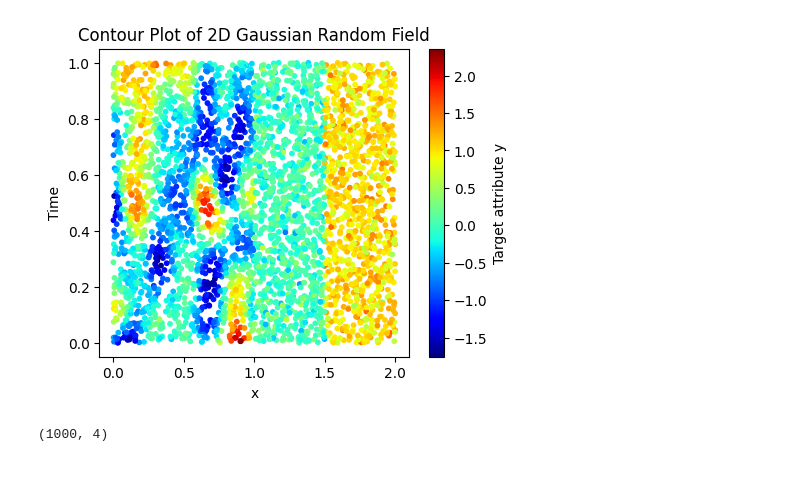
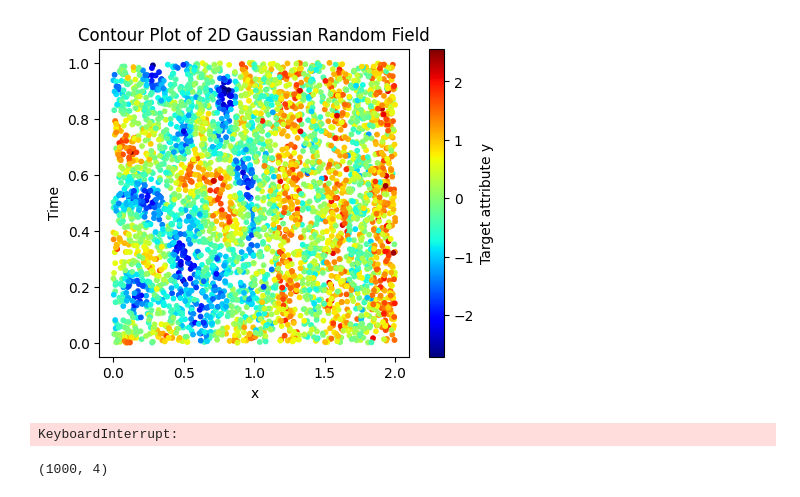
Before and after one commit to hossein-haeri/msmsa, a Jupyter notebook: dth_run.ipynb, the cells around one changed output. Saved outputs shown, nothing was run; the diff lists cells and outputs as text; code cells hidden in the pictures.

```diff
--- a/dth_run.ipynb
+++ b/dth_run.ipynb
@@ -37,7 +37,7 @@ def generate_2d_gaussian_random_field(num_points, scale):
     # Generate the random field
     mean = np.zeros(num_points)
     y = np.random.multivariate_normal(mean, covariance_func)
-    y = y + np.random.normal(0, .1, num_points)
+    y = y + np.random.normal(0, .3, num_points)
     return x, t, y
 
 def generate_2_class_field(num_points):
@@ -48,59 +48,59 @@ def generate_2_class_field(num_points):
     # Generate the random field
     y = np.zeros(num_points)
     for i in range(num_points):
-        if x[i] > 1.5:
+        if 3*x[i] - int(3*x[i]) > 0.5:
         # if x[i]+t[i] > 1:
             y[i] = 1
-    y = y + np.random.normal(0, .2, num_points)
+    y = y + np.random.normal(0, .5, num_points)
     return x, t, y
 
 
 
 # Parameters
 num_points = 2000  # Number of points to sample
-scale = 0.1  # Scale of the correlation
+scale = 0.08  # Scale of the correlation
 
 # Generate field
 x1, t1, y1 = generate_2d_gaussian_random_field(num_points, scale)
 x2, t2, y2 = generate_2_class_field(int(num_points/1))
 
 # combine the data into one dataset
 x = np.concatenate((x1, x2))
 t = np.concatenate((t1, t2))
 y = np.concatenate((y1, y2))
 
 num_samples = len(x)
 # Make a stream of samples
 stream = []
 for i in range(num_samples):
     stream.append((x[i], y[i], t[i], None))
 # sort samples in the stream by time
 stream.sort(key=lambda sample: sample[2])
 
 %matplotlib inline
 # Create a contour plot
 plt.figure(figsize=(5, 4))
 # plt.tricontourf(x, t, y, levels=20, cmap='viridis')
 # plt.colorbar(label='Target attribute y')
 vmin = min(y)
 vmax = max(y)
 plt.scatter(x, t, c=y, s=10, cmap='jet',vmin=vmin, vmax=vmax)
 plt.colorbar(label='Target attribute y')
 plt.title('Contour Plot of 2D Gaussian Random Field')
 plt.xlabel('x')
 plt.ylabel('Time')
 plt.show()
 # %% [output]
-[figure, old version]
+[figure, new version]
 # %%
 %matplotlib qt
 
 
-dth = DTH(epsilon=5,
+dth = DTH(epsilon=0,
            num_sub_learners=10,
              min_new_samples_for_base_learner_update=10,
-               min_new_samples_for_pruining=5,
-               multi_threading_sub_learners=True,
+               min_new_samples_for_pruining=50,
+               multi_threading_sub_learners=False,
                pruning_disabled=False,
                num_pruning_threads=1,
                max_elimination=10)
@@ -117,7 +117,6 @@ for i, (X, y, t, y_pred) in enumerate(tqdm(stream)):
     memory_X = [sample[0] for sample in dth.memory]
     memory_t = [sample[2] for sample in dth.memory]
     memory_y = [sample[1] for sample in dth.memory]
-
     plt.cla()
     # draw hline at t
     plt.axhline(t, color='r', linestyle='--', lw=1)
@@ -125,6 +124,8 @@ for i, (X, y, t, y_pred) in enumerate(tqdm(stream)):
     plt.xlim(0, 2)
     plt.ylim(0, 1)
     plt.pause(0.0000001)
+# %% [output]
+KeyboardInterrupt:
 # %%
 # %% [output]
 (1000, 4)
```
Also changed, not shown: 1 other file.
